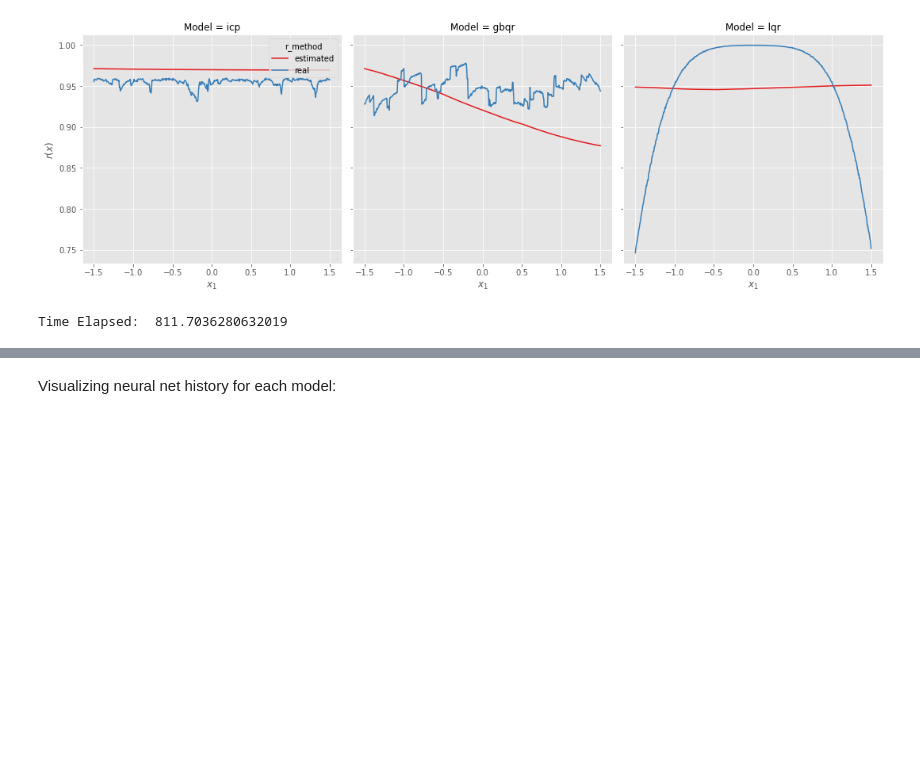
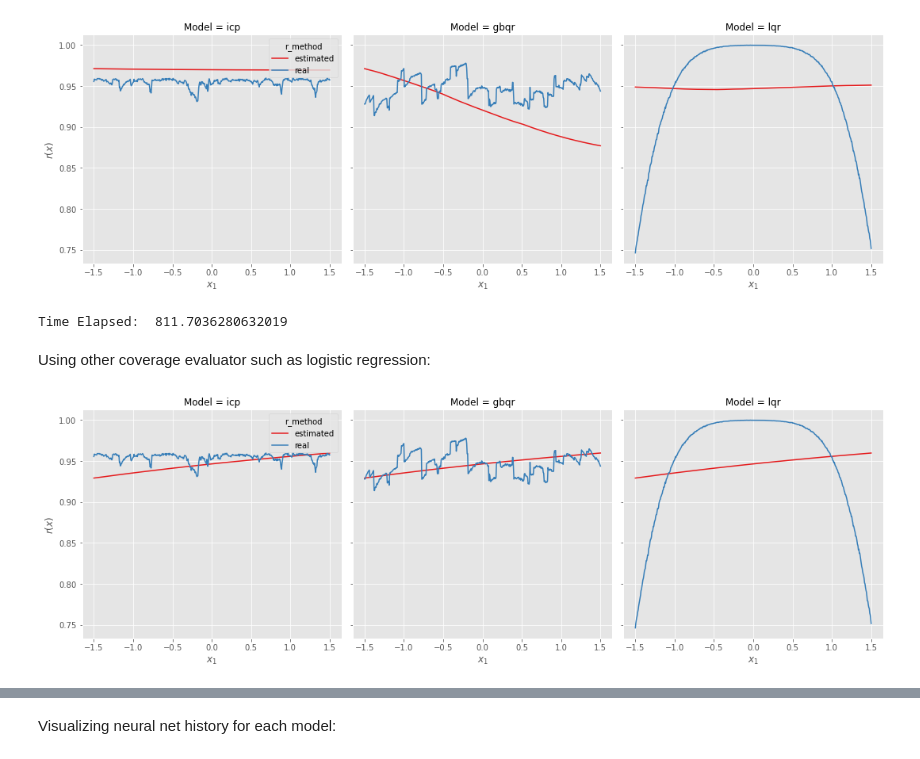
Before and after one commit to Monoxido45/clover, a Jupyter notebook: results/reg_cov_hypothesis_testing.ipynb, the cells around one changed output, grey strips where cells are left out. Cells and saved outputs as stored; diff of their text form; code cells hidden in the pictures; blank space fills up the shorter version.

Commit message:
Added logistic regression and knn to r(x) estimation

```diff
--- a/results/reg_cov_hypothesis_testing.ipynb
+++ b/results/reg_cov_hypothesis_testing.ipynb
@@ -471,3 +473,9 @@ Plotting r(x) for optimized nnet:
 [I 2022-08-14 20:34:12,219] Trial 149 pruned.
 [figure]
 Time Elapsed:  811.7036280632019
+# %% [markdown]
+Using other coverage evaluator such as logistic regression:
+# %%
+plot_r(coverage_evaluator = LogisticRegression(),figname = "rx_logistic_homoc_beta1_2_d_20_sigma_1.pdf")
+# %% [output]
+[figure, added]
```
Also changed, not shown: parts of 2 cells of this notebook.
